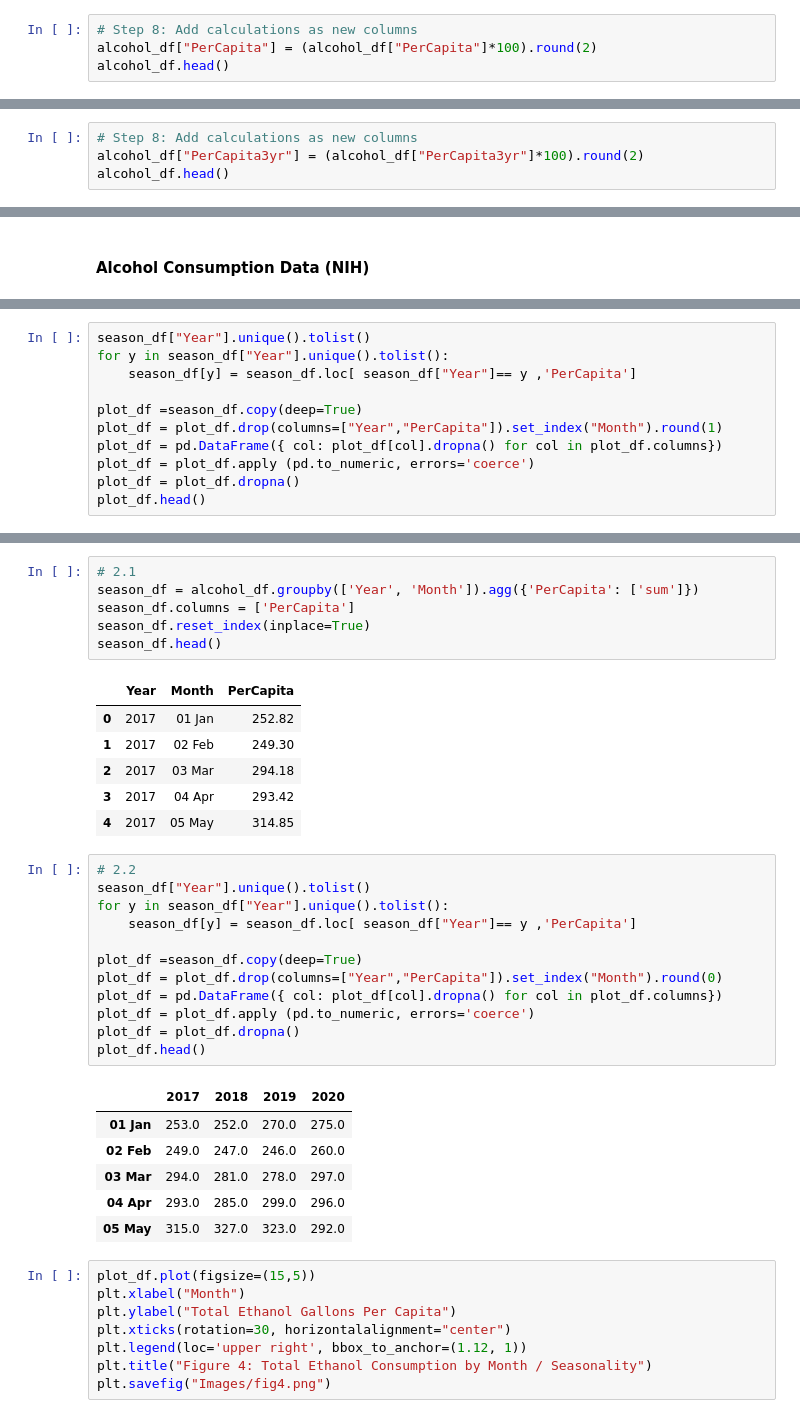
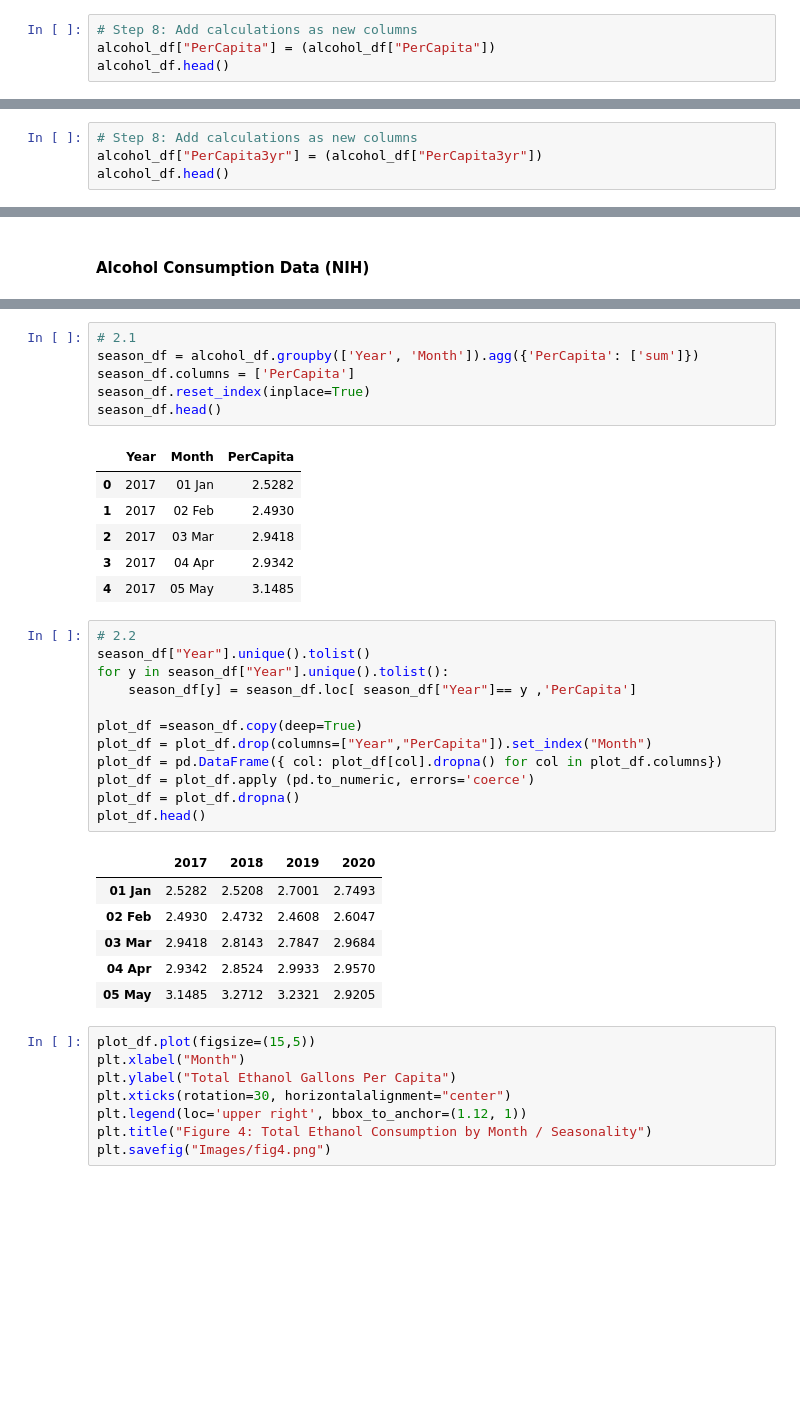
Before and after one commit to zach-18/Project_1_Group_3, a Jupyter notebook: Data Cleanup Notebook.ipynb, the cells around one changed output, grey strips where cells are left out. Drawn from its saved outputs; the diff is of its cells as text; blank space fills up the shorter version.

```diff
--- a/Data Cleanup Notebook.ipynb
+++ b/Data Cleanup Notebook.ipynb
@@ -258,7 +258,7 @@ alcohol_df.head()
 | 4 | Florida | 2017 | 01 Jan | Spirits | 1138752 | 17722275 | 0.0643 | NaN | NaN |
 # %%
 # Step 8: Add calculations as new columns
-alcohol_df["PerCapita"] = (alcohol_df["PerCapita"]*100).round(2)
+alcohol_df["PerCapita"] = (alcohol_df["PerCapita"])
 alcohol_df.head()
 # %% [output]
 |  | State | Year | Month | Beverage | Ethanol | Population | PerCapita | PerCapita3yr | PctChange |
@@ -270,6 +270,6 @@ alcohol_df.head()
 # %%
 # Step 8: Add calculations as new columns
-alcohol_df["PerCapita3yr"] = (alcohol_df["PerCapita3yr"]*100).round(2)
+alcohol_df["PerCapita3yr"] = (alcohol_df["PerCapita3yr"])
 alcohol_df.head()
 # %% [output]
 |  | State | Year | Month | Beverage | Ethanol | Population | PerCapita | PerCapita3yr | PctChange |
@@ -328,11 +327,0 @@ plt.savefig("Images/fig1.png")
-# %%
-season_df["Year"].unique().tolist()
-for y in season_df["Year"].unique().tolist():
-    season_df[y] = season_df.loc[ season_df["Year"]== y ,'PerCapita']
-
-plot_df =season_df.copy(deep=True)
-plot_df = plot_df.drop(columns=["Year","PerCapita"]).set_index("Month").round(1)
-plot_df = pd.DataFrame({ col: plot_df[col].dropna() for col in plot_df.columns})
-plot_df = plot_df.apply (pd.to_numeric, errors='coerce')
-plot_df = plot_df.dropna()
-plot_df.head()
@@ -398,30 +380,30 @@ season_df.reset_index(inplace=True)
 season_df.head()
 # %% [output]
 |  | Year | Month | PerCapita |
-| 0 | 2017 | 01 Jan | 252.82 |
-| 1 | 2017 | 02 Feb | 249.30 |
-| 2 | 2017 | 03 Mar | 294.18 |
-| 3 | 2017 | 04 Apr | 293.42 |
-| 4 | 2017 | 05 May | 314.85 |
+| 0 | 2017 | 01 Jan | 2.5282 |
+| 1 | 2017 | 02 Feb | 2.4930 |
+| 2 | 2017 | 03 Mar | 2.9418 |
+| 3 | 2017 | 04 Apr | 2.9342 |
+| 4 | 2017 | 05 May | 3.1485 |
 # %%
 # 2.2
 season_df["Year"].unique().tolist()
 for y in season_df["Year"].unique().tolist():
     season_df[y] = season_df.loc[ season_df["Year"]== y ,'PerCapita']
 
 plot_df =season_df.copy(deep=True)
-plot_df = plot_df.drop(columns=["Year","PerCapita"]).set_index("Month").round(0)
+plot_df = plot_df.drop(columns=["Year","PerCapita"]).set_index("Month")
 plot_df = pd.DataFrame({ col: plot_df[col].dropna() for col in plot_df.columns})
 plot_df = plot_df.apply (pd.to_numeric, errors='coerce')
 plot_df = plot_df.dropna()
 plot_df.head()
 # %% [output]
 |  | 2017 | 2018 | 2019 | 2020 |
-| 01 Jan | 253.0 | 252.0 | 270.0 | 275.0 |
-| 02 Feb | 249.0 | 247.0 | 246.0 | 260.0 |
-| 03 Mar | 294.0 | 281.0 | 278.0 | 297.0 |
-| 04 Apr | 293.0 | 285.0 | 299.0 | 296.0 |
-| 05 May | 315.0 | 327.0 | 323.0 | 292.0 |
+| 01 Jan | 2.5282 | 2.5208 | 2.7001 | 2.7493 |
+| 02 Feb | 2.4930 | 2.4732 | 2.4608 | 2.6047 |
+| 03 Mar | 2.9418 | 2.8143 | 2.7847 | 2.9684 |
+| 04 Apr | 2.9342 | 2.8524 | 2.9933 | 2.9570 |
+| 05 May | 3.1485 | 3.2712 | 3.2321 | 2.9205 |
 # %%
 plot_df.plot(figsize=(15,5))
 plt.xlabel("Month")
```
Also changed, not shown: parts of 12 cells of this notebook.
